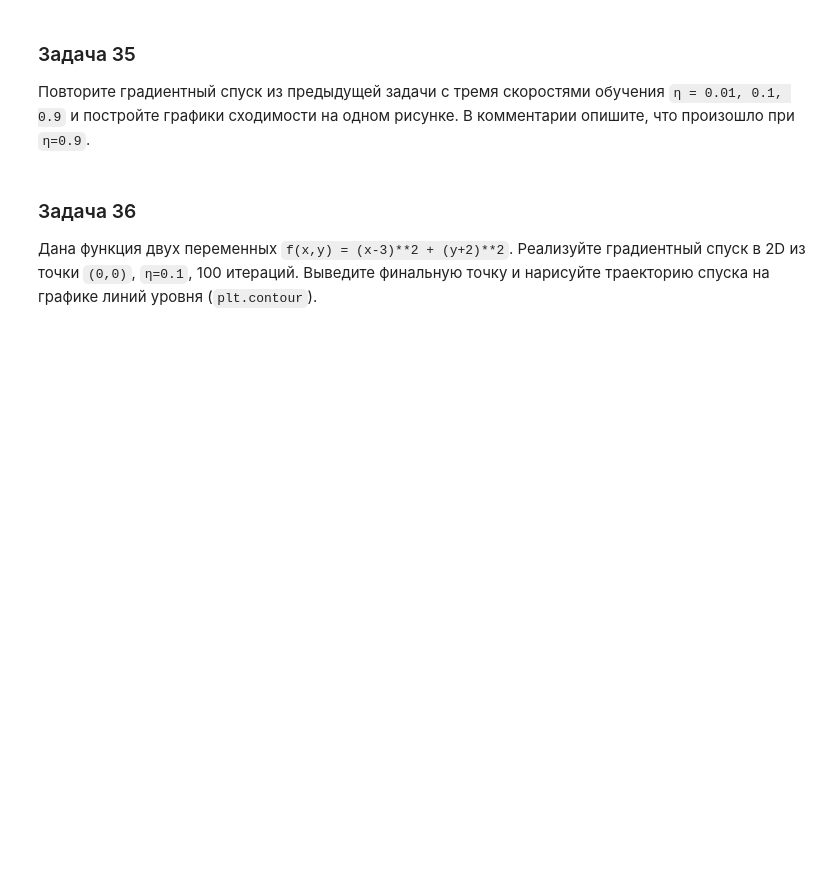
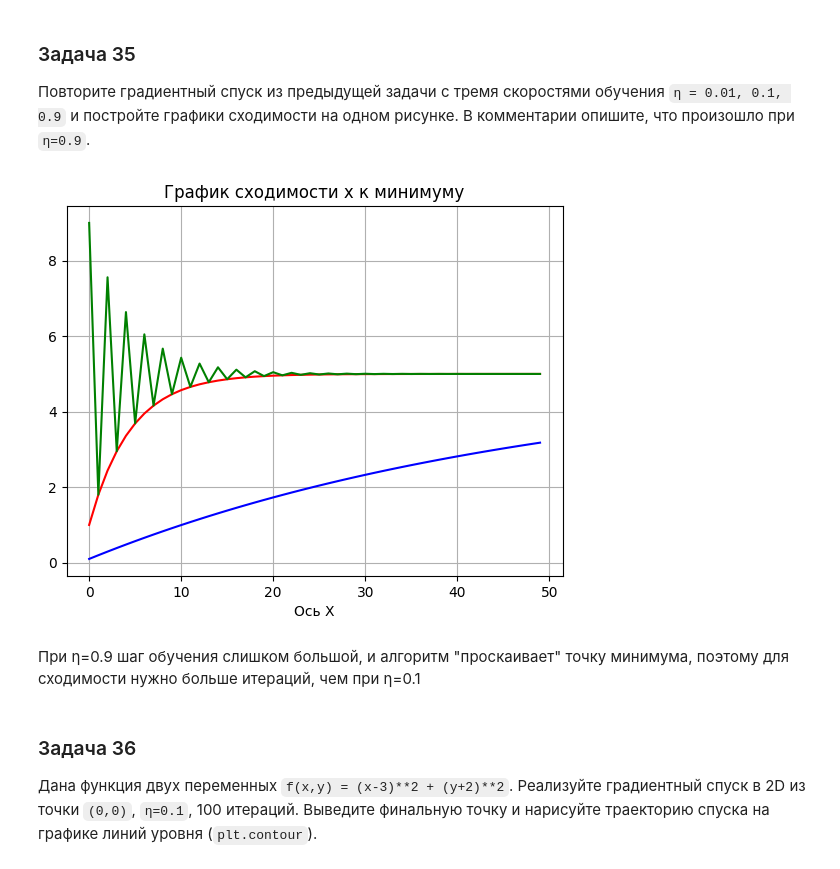
Before and after one commit to dshayderov/ml-learning-journal, a Jupyter notebook: 0.0-prerequisites/0.0-math-problem-set.ipynb, the cells around one changed output. Cells and saved outputs as stored; diff of their text form; code cells hidden in the pictures; blank space fills up the shorter version.

```diff
--- a/0.0-prerequisites/0.0-math-problem-set.ipynb
+++ b/0.0-prerequisites/0.0-math-problem-set.ipynb
@@ -596,7 +724,49 @@ print("Стандартные отклонения:", np.std(X_std, axis=0))
 
 Повторите градиентный спуск из предыдущей задачи с тремя скоростями обучения `η = 0.01, 0.1, 0.9` и постройте графики сходимости на одном рисунке. В комментарии опишите, что произошло при `η=0.9`.
 # %%
-# Ваше решение здесь
+# f(x) = (x - 5)**2 + 3
+# f'(x) = 2(x - 5)
+
+# Функция
+f = lambda x: (x - 5)**2 +3
+# Производная
+f_diff = lambda x: 2*(x - 5)
+
+x01, x02, x03 = 0, 0, 0
+learn_r1 = 0.01
+learn_r2 = 0.1
+learn_r3 = 0.9
+
+# Градиентный спуск (50)
+x1 = []
+for i in range(50):
+    x_i = x01 - learn_r1 * f_diff(x01)
+    x1.append(x_i)
+    x01 = x_i
+
+x2 = []
+for i in range(50):
+    x_i = x02 - learn_r2 * f_diff(x02)
+    x2.append(x_i)
+    x02 = x_i
+
+x3 = []
+for i in range(50):
+    x_i = x03 - learn_r3 * f_diff(x03)
+    x3.append(x_i)
+    x03 = x_i
+
+# Строим график
+plt.plot(x1, c='b')
+plt.plot(x2, c='r')
+plt.plot(x3, c='g')
+plt.title('График сходимости x к минимуму')
+plt.xlabel('Ось X')
+plt.grid(True)
+# %% [output]
+[figure, added]
+# %% [markdown]
+При η=0.9 шаг обучения слишком большой, и алгоритм "проскаивает" точку минимума, поэтому для сходимости нужно больше итераций, чем при η=0.1
 # %% [markdown]
 ### Задача 36
 
```
Also changed, not shown: parts of 21 cells of this notebook, 17 other files.
